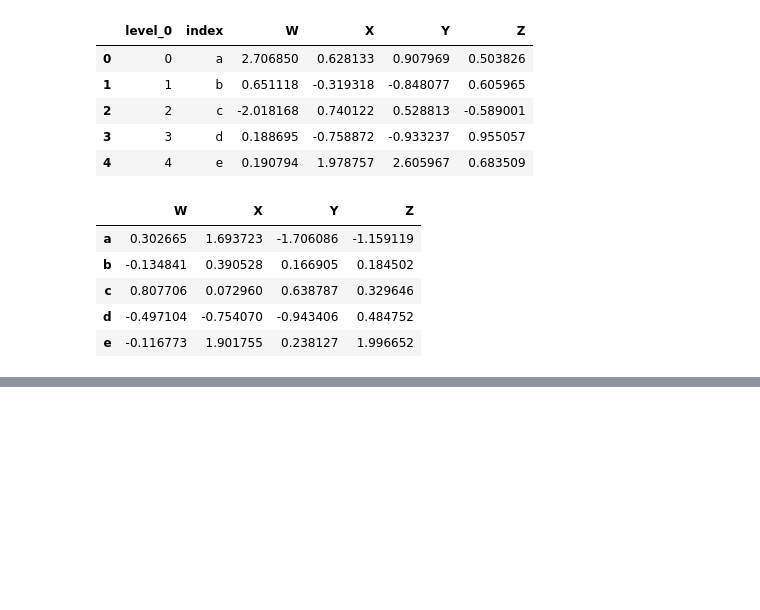
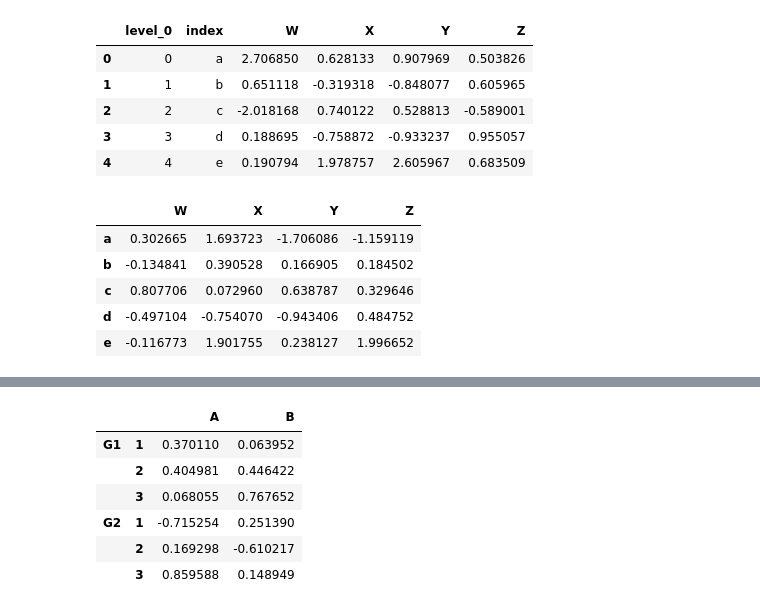
Before and after one commit to jubinba/Dat_science_bootcamp, a Jupyter notebook: pandas_roughbook.ipynb, the cells around one changed output, grey strips where cells are left out. Cells and saved outputs as stored; diff of their text form; code cells hidden in the pictures; blank space fills up the shorter version.

```diff
--- a/pandas_roughbook.ipynb
+++ b/pandas_roughbook.ipynb
@@ -361,0 +433,10 @@ df
+# %%
+df
+# %% [output]
+|  |  | A | B |
+| G1 | 1 | 0.370110 | 0.063952 |
+|  | 2 | 0.404981 | 0.446422 |
+|  | 3 | 0.068055 | 0.767652 |
+| G2 | 1 | -0.715254 | 0.251390 |
+|  | 2 | 0.169298 | -0.610217 |
+|  | 3 | 0.859588 | 0.148949 |
```
Also changed, not shown: parts of 18 cells of this notebook.
